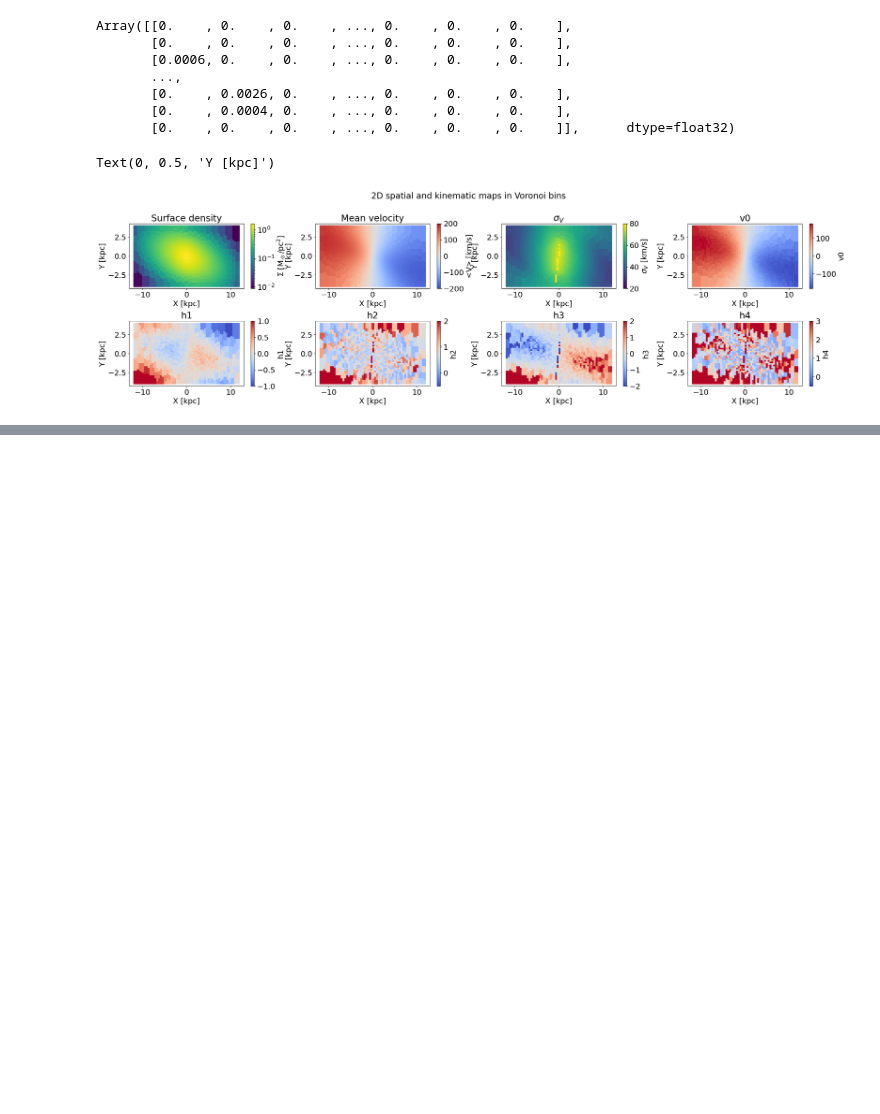
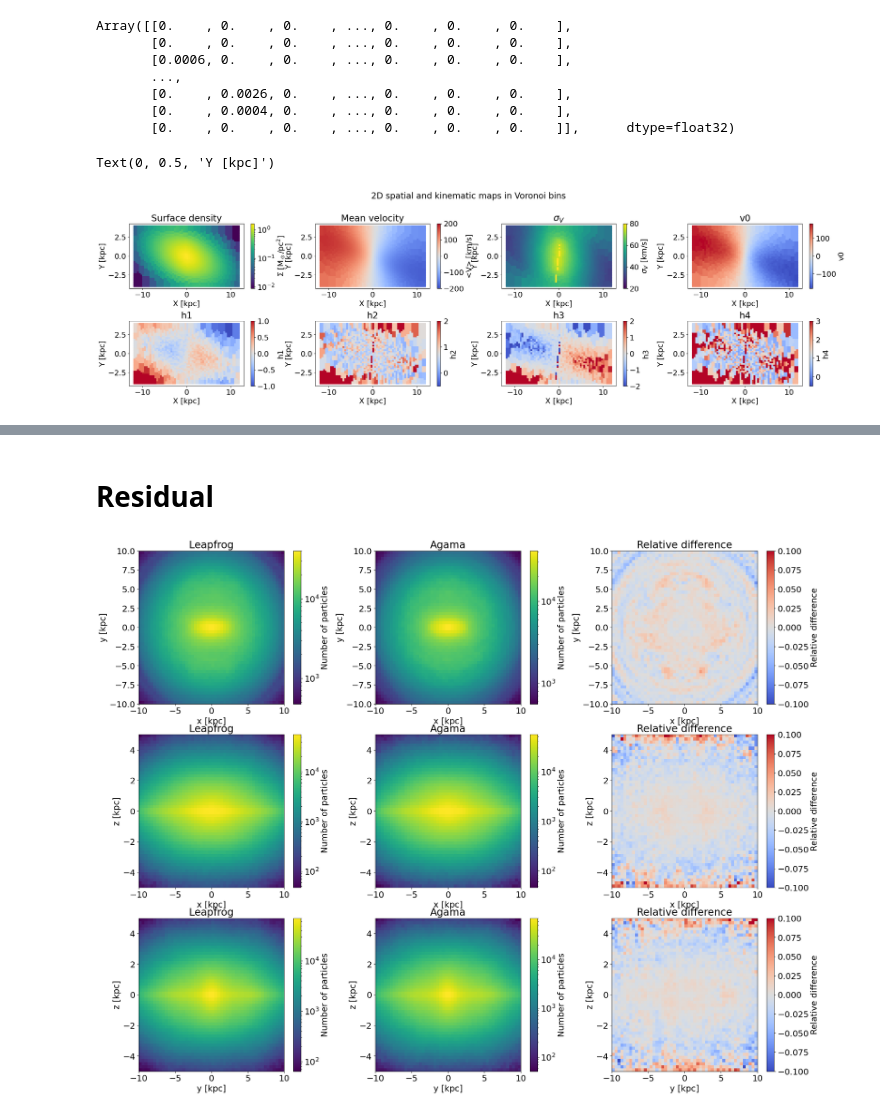
Before and after one commit to David-Chemaly/SchwarMAX, a Jupyter notebook: test_integration.ipynb, the cells around one changed output, grey strips where cells are left out. Saved outputs shown, nothing was run; the diff lists cells and outputs as text; code cells hidden in the pictures; blank space fills up the shorter version.

```diff
--- a/test_integration.ipynb
+++ b/test_integration.ipynb
@@ -1324,0 +1743,53 @@ Text(0, 0.5, 'Y [kpc]')
+# %% [markdown]
+# Residual
+# %%
+fig, ax = plt.subplots(3,3, figsize=(25,20), gridspec_kw={'wspace':0.3})
+H_lf, xedge, yedge = np.histogram2d(x_lf, y_lf, bins=50, range=[[-10, 10], [-10, 10]])
+cb = ax[0][0].pcolormesh(xedge, yedge, H_lf.T, cmap='viridis', norm='log')
+plt.colorbar(cb, ax=ax[0][0], label='Number of particles')
+ax[0][0].set(xlabel='x [kpc]', ylabel='y [kpc]', title='Leapfrog')
+H_agama, xedge, yedge = np.histogram2d(x_agama, y_agama, bins=50, range=[[-10, 10], [-10, 10]])
+cb = ax[0][1].pcolormesh(xedge, yedge, H_agama.T, cmap='viridis', norm='log')
+plt.colorbar(cb, ax=ax[0][1], label='Number of particles')
+ax[0][1].set(xlabel='x [kpc]', ylabel='y [kpc]', title='Agama')
+cb = ax[0][2].pcolormesh(xedge, yedge, ((H_lf - H_agama) / (H_lf + H_agama)/2 + 1e-10).T, cmap='coolwarm', vmax = 0.1, vmin = -0.1)
+plt.colorbar(cb, ax=ax[0][2], label='Relative difference')
+ax[0][2].set(xlabel='x [kpc]', ylabel='y [kpc]', title='Relative difference')
+
+H_lf, xedge, yedge = np.histogram2d(x_lf, z_lf, bins=50, range=[[-10, 10], [-5, 5]])
+cb = ax[1][0].pcolormesh(xedge, yedge, H_lf.T, cmap='viridis', norm='log')
+plt.colorbar(cb, ax=ax[1][0], label='Number of particles')
+ax[1][0].set(xlabel='x [kpc]', ylabel='z [kpc]', title='Leapfrog')
+H_agama, xedge, yedge = np.histogram2d(x_agama, z_agama, bins=50, range=[[-10, 10], [-5, 5]])
+cb = ax[1][1].pcolormesh(xedge, yedge, H_agama.T, cmap='viridis', norm='log')
+plt.colorbar(cb, ax=ax[1][1], label='Number of particles')
+ax[1][1].set(xlabel='x [kpc]', ylabel='z [kpc]', title='Agama')
+cb = ax[1][2].pcolormesh(xedge, yedge, ((H_lf - H_agama) / (H_lf + H_agama)/2 + 1e-10).T, cmap='coolwarm', vmax = 0.1, vmin = -0.1)
+plt.colorbar(cb, ax=ax[1][2], label='Relative difference')
+ax[1][2].set(xlabel='x [kpc]', ylabel='z [kpc]', title='Relative difference')
+
+H_lf, xedge, yedge = np.histogram2d(y_lf, z_lf, bins=50, range=[[-10, 10], [-5, 5]])
+cb = ax[2][0].pcolormesh(xedge, yedge, H_lf.T, cmap='viridis', norm='log')
+plt.colorbar(cb, ax=ax[2][0], label='Number of particles')
+ax[2][0].set(xlabel='y [kpc]', ylabel='z [kpc]', title='Leapfrog')
+H_agama, xedge, yedge = np.histogram2d(y_agama, z_agama, bins=50, range=[[-10, 10], [-5, 5]])
+cb = ax[2][1].pcolormesh(xedge, yedge, H_agama.T, cmap='viridis', norm='log')
+plt.colorbar(cb, ax=ax[2][1], label='Number of particles')
+ax[2][1].set(xlabel='y [kpc]', ylabel='z [kpc]', title='Agama')
+cb = ax[2][2].pcolormesh(xedge, yedge, ((H_lf - H_agama) / (H_lf + H_agama)/2 + 1e-10).T, cmap='coolwarm', vmax = 0.1, vmin = -0.1)
+plt.colorbar(cb, ax=ax[2][2], label='Relative difference')
+ax[2][2].set(xlabel='y [kpc]', ylabel='z [kpc]', title='Relative difference')
+plt.show()
+
+
+
+# fig, ax = plt.subplots(1,3, figsize=(14,3), gridspec_kw={'wspace':0.3})
+# H_xy, xedge, yedge = np.histogram2d(x_lf, y_lf, bins=100, range=[[-5, 5], [-5, 5]])
+# H_vR = np.histogram2d(x_lf, y_lf, bins=100, range=[[-5, 5], [-5, 5]], weights=vR_lf)[0] / H_xy
+# cb = ax[0].pcolormesh(xedge, yedge, H_vR.T, cmap='coolwarm', vmin = -30, vmax = 30)
+# plt.colorbar(cb, ax=ax[0], label=r'$\langle v_R \rangle$ [km/s]')
+# H_vphi = np.histogram2d(x_lf, y_lf, bins=100, range=[[-5, 5], [-5, 5]], weights=vphi_lf)[0] / H_xy
+# cb = ax[1].pcolormesh(xedge, yedge, H_vphi.T, cmap='plasma', vmin = 0, vmax = 250)
+# plt.colorbar(cb, ax=ax[1], label=r'$\langle v_\phi \rangle$ [km/s]')
+# %% [output]
+[figure, added]
```
Also changed, not shown: parts of 13 cells of this notebook, 3 other files.
